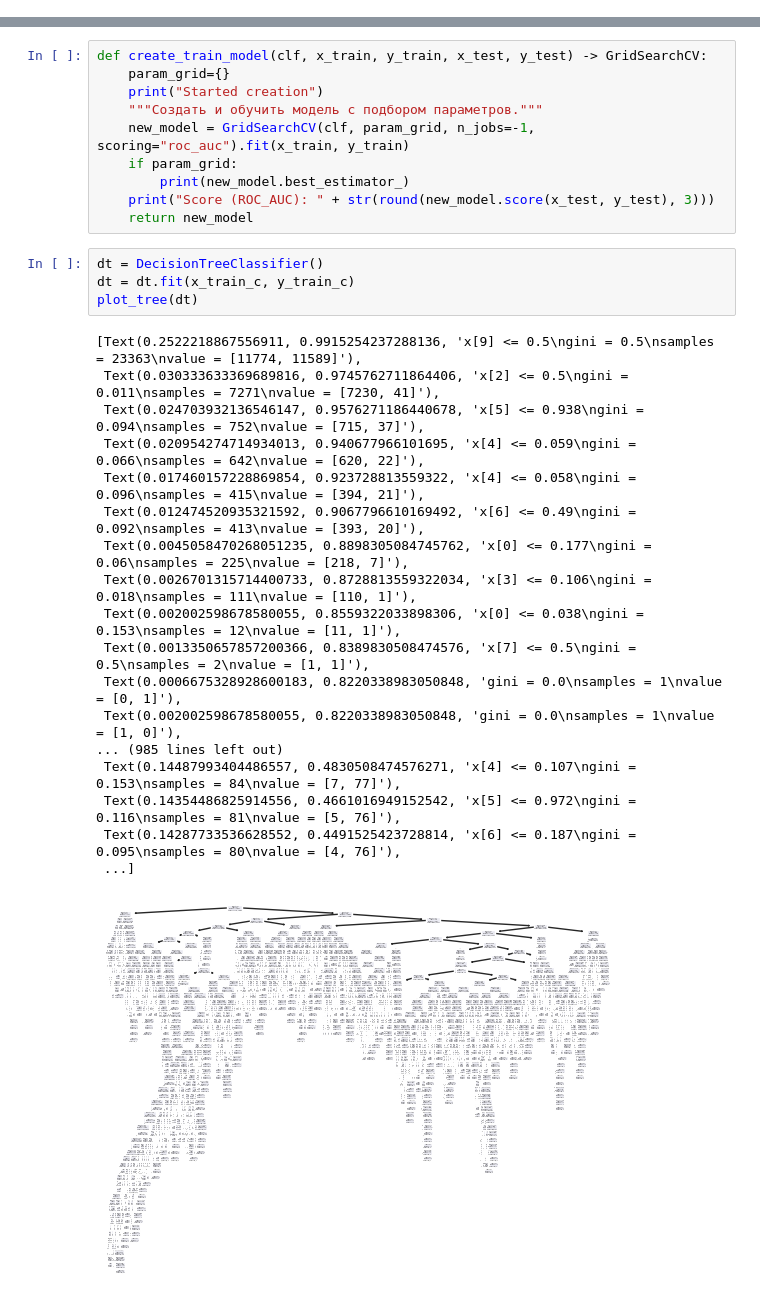
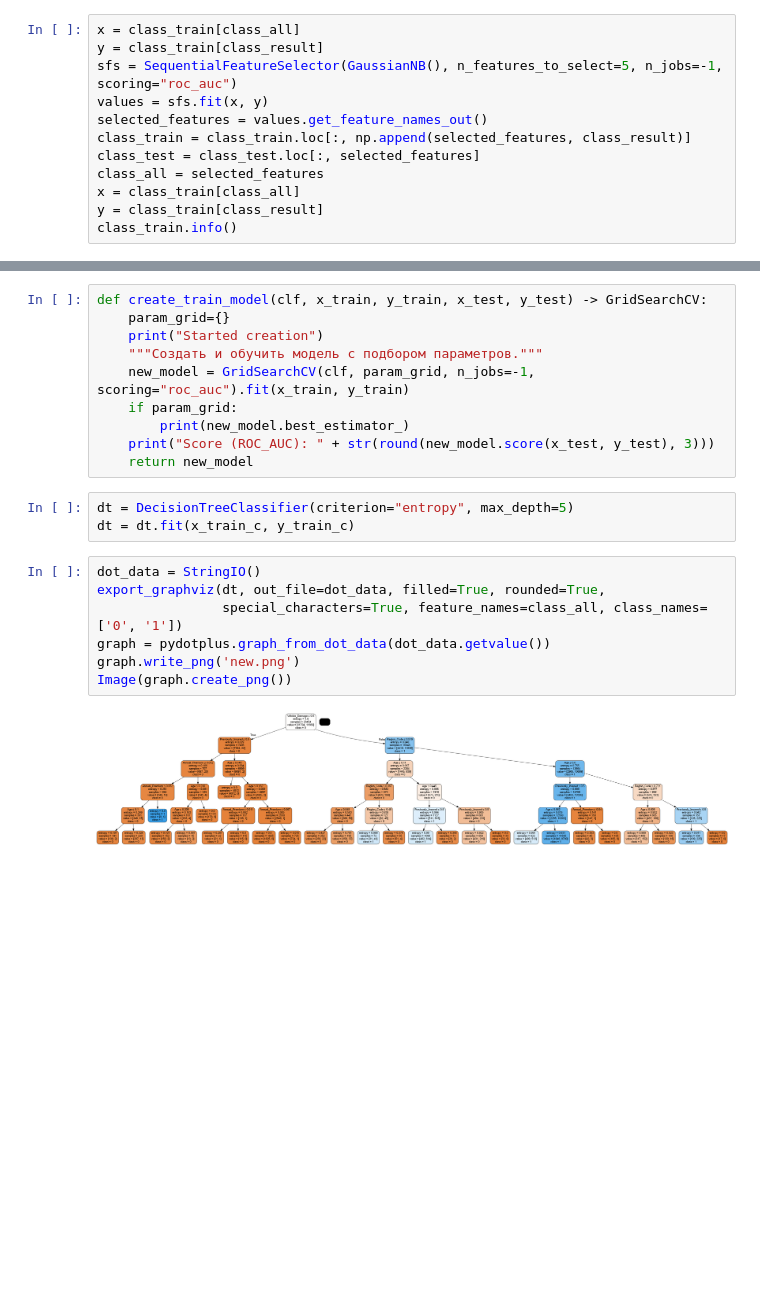
Before and after one commit to fongradnastya/data_analisys4, a Jupyter notebook: notebooks/work.ipynb, the cells around one changed output, grey strips where cells are left out. Cells and saved outputs as stored; diff of their text form; blank space fills up the shorter version.

Commit message:
Fixed tree visualization

```diff
--- a/notebooks/work.ipynb
+++ b/notebooks/work.ipynb
@@ -127,0 +135,12 @@ memory usage: 271.6 KB
+# %%
+x = class_train[class_all]
+y = class_train[class_result]
+sfs = SequentialFeatureSelector(GaussianNB(), n_features_to_select=5, n_jobs=-1, scoring="roc_auc")
+values = sfs.fit(x, y)
+selected_features = values.get_feature_names_out()
+class_train = class_train.loc[:, np.append(selected_features, class_result)]
+class_test = class_test.loc[:, selected_features]
+class_all = selected_features
+x = class_train[class_all]
+y = class_train[class_result]
+class_train.info()
@@ -164,25 +195,14 @@ def create_train_model(clf, x_train, y_train, x_test, y_test) -> GridSearchCV:
     print("Score (ROC_AUC): " + str(round(new_model.score(x_test, y_test), 3)))
     return new_model
 # %%
-dt = DecisionTreeClassifier()
+dt = DecisionTreeClassifier(criterion="entropy", max_depth=5)
 dt = dt.fit(x_train_c, y_train_c)
-plot_tree(dt)
-# %% [output]
-[Text(0.2522218867556911, 0.9915254237288136, 'x[9] <= 0.5\ngini = 0.5\nsamples = 23363\nvalue = [11774, 11589]'),
- Text(0.030333633369689816, 0.9745762711864406, 'x[2] <= 0.5\ngini = 0.011\nsamples = 7271\nvalue = [7230, 41]'),
- Text(0.024703932136546147, 0.9576271186440678, 'x[5] <= 0.938\ngini = 0.094\nsamples = 752\nvalue = [715, 37]'),
- Text(0.020954274714934013, 0.940677966101695, 'x[4] <= 0.059\ngini = 0.066\nsamples = 642\nvalue = [620, 22]'),
- Text(0.017460157228869854, 0.923728813559322, 'x[4] <= 0.058\ngini = 0.096\nsamples = 415\nvalue = [394, 21]'),
- Text(0.012474520935321592, 0.9067796610169492, 'x[6] <= 0.49\ngini = 0.092\nsamples = 413\nvalue = [393, 20]'),
- Text(0.0045058470268051235, 0.8898305084745762, 'x[0] <= 0.177\ngini = 0.06\nsamples = 225\nvalue = [218, 7]'),
- Text(0.0026701315714400733, 0.8728813559322034, 'x[3] <= 0.106\ngini = 0.018\nsamples = 111\nvalue = [110, 1]'),
- Text(0.002002598678580055, 0.8559322033898306, 'x[0] <= 0.038\ngini = 0.153\nsamples = 12\nvalue = [11, 1]'),
- Text(0.0013350657857200366, 0.8389830508474576, 'x[7] <= 0.5\ngini = 0.5\nsamples = 2\nvalue = [1, 1]'),
- Text(0.0006675328928600183, 0.8220338983050848, 'gini = 0.0\nsamples = 1\nvalue = [0, 1]'),
- Text(0.002002598678580055, 0.8220338983050848, 'gini = 0.0\nsamples = 1\nvalue = [1, 0]'),
-... (985 lines left out)
- Text(0.14487993404486557, 0.4830508474576271, 'x[4] <= 0.107\ngini = 0.153\nsamples = 84\nvalue = [7, 77]'),
- Text(0.14354486825914556, 0.4661016949152542, 'x[5] <= 0.972\ngini = 0.116\nsamples = 81\nvalue = [5, 76]'),
- Text(0.14287733536628552, 0.4491525423728814, 'x[6] <= 0.187\ngini = 0.095\nsamples = 80\nvalue = [4, 76]'),
- ...]
-[figure, removed]
+# %%
+dot_data = StringIO()
+export_graphviz(dt, out_file=dot_data, filled=True, rounded=True,
+                special_characters=True, feature_names=class_all, class_names=['0', '1'])
+graph = pydotplus.graph_from_dot_data(dot_data.getvalue())
+graph.write_png('new.png')
+Image(graph.create_png())
+# %% [output]
+[figure, added]
```
Also changed, not shown: parts of 5 cells of this notebook, 1 other file.
